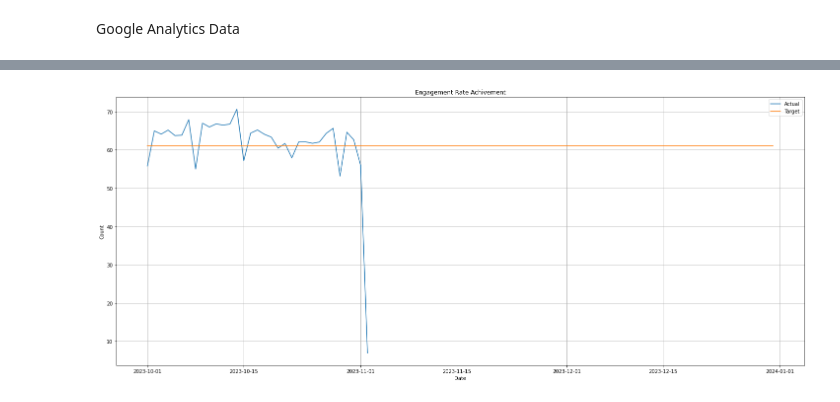
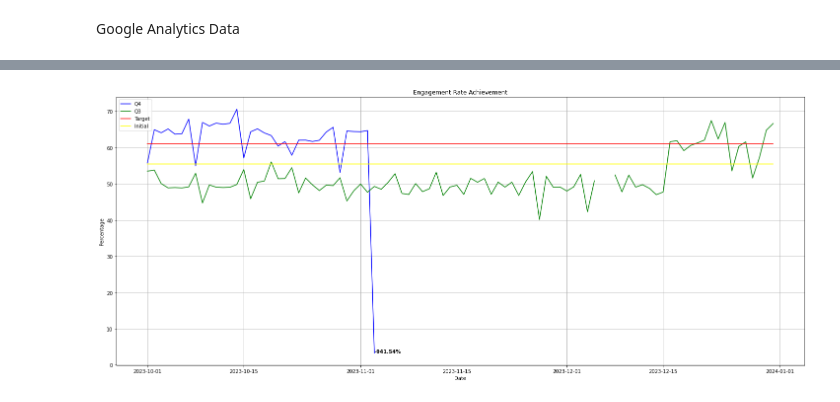
Before and after one commit to smsperkasa/mql-project-dashboard, a Jupyter notebook: get_mql_using_ir.ipynb, the cells around one changed output, grey strips where cells are left out. Saved outputs shown, nothing was run; the diff lists cells and outputs as text; code cells hidden in the pictures.

```diff
--- a/get_mql_using_ir.ipynb
+++ b/get_mql_using_ir.ipynb
@@ -301,3 +346,6 @@ ga_df['date'] = pd.to_datetime(ga_df['date'], format='%Y%m%d')
+# %%
+ga_df = raw_ga_df[(raw_ga_df['date'] >= '2023-10-01') & (raw_ga_df['date'] <= '2023-12-31')]
+ga_q3_df = raw_ga_df[(raw_ga_df['date'] >= '2023-07-01') & (raw_ga_df['date'] < '2023-10-01')]
 # %%
 engaged_sessions = ga_df.groupby('date')['engagedsessions'].sum()
 sessions = ga_df.groupby('date')['sessions'].sum()
@@ -367 +406,18 @@ y_axis_conversion_target = y_axis_conversion_target + [1.298] * num_zeros
+# %%
+y_axis_engagement_actual = daily_engagement_rate.engagement_rate.values.tolist()
+y_axis_engagement_qtd = daily_engagement_rate.engagement_rate_q3.values.tolist()
+y_axis_engagement_target = daily_engagement_rate.target.values.tolist()
+y_axis_engagement_initial = daily_engagement_rate.initial.values.tolist()
+
+y_axis_conversion_actual = daily_conversion_rate.conversion_rate.values.tolist()
+y_axis_conversion_qtd = daily_conversion_rate.conversion_rate_q3.values.tolist()
+y_axis_conversion_target = daily_conversion_rate.target.values.tolist()
+y_axis_conversion_initial = daily_conversion_rate.initial.values.tolist()
+
+# desired_length = len(x_axis)
+# num_zeros = max(0, desired_length - len(y_axis_engagement_actual))
+# y_axis_engagement_actual = y_axis_engagement_actual + [None] * num_zeros
+
+# num_zeros = max(0, desired_length - len(y_axis_engagement_target))
+# y_axis_engagement_target = y_axis_engagement_target + [61.01] * num_zeros
 # %%
@@ -381,16 +448,29 @@ plt.show()
-# %%
-plt.figure(figsize=(25,10))
-plt.title("Engagement Rate Achivement")
-plt.grid()
-plt.plot(x_axis,y_axis_engagement_actual, label="Actual")
-
-plt.plot(x_axis,y_axis_engagement_target, label="Target")
-
-plt.xlabel("Date")
-plt.ylabel("Count")
-plt.legend()
-plt.show()
-# %% [output]
-[figure, removed]
+# %%
+annotation_date = pd.to_datetime('2023-11-03')
+plt.figure(figsize=(25,10))
+plt.title("Engagement Rate Achievement")
+plt.grid()
+plt.plot(x_axis,y_axis_engagement_actual, label="Q4", color='b')
+
+plt.plot(x_axis,y_axis_engagement_qtd, label="Q3", color='g')
+
+plt.plot(x_axis,y_axis_engagement_target, label="Target", color='r')
+
+plt.plot(x_axis,y_axis_engagement_initial, label="Initial", color='yellow')
+
+improvements = "{:.2f}%".format(daily_engagement_rate[~daily_engagement_rate.engagement_rate.isna()].tail(1).daily_percentage.values[0])
+
+current_value = daily_engagement_rate[~daily_engagement_rate.engagement_rate.isna()].tail(1).engagement_rate.values[0]
+
+plt.annotate(improvements,
+    xy=(annotation_date, current_value + 0.01 * current_value), xycoords='data',
+    xytext=(0, 0), textcoords='offset points', color='black', weight='bold', size=10)
+
+plt.xlabel("Date")
+plt.ylabel("Percentage")
+plt.legend()
+plt.show()
+# %% [output]
+[figure, added]
 # %%
 plt.figure(figsize=(25,10))
```
Also changed, not shown: parts of 19 cells of this notebook.
